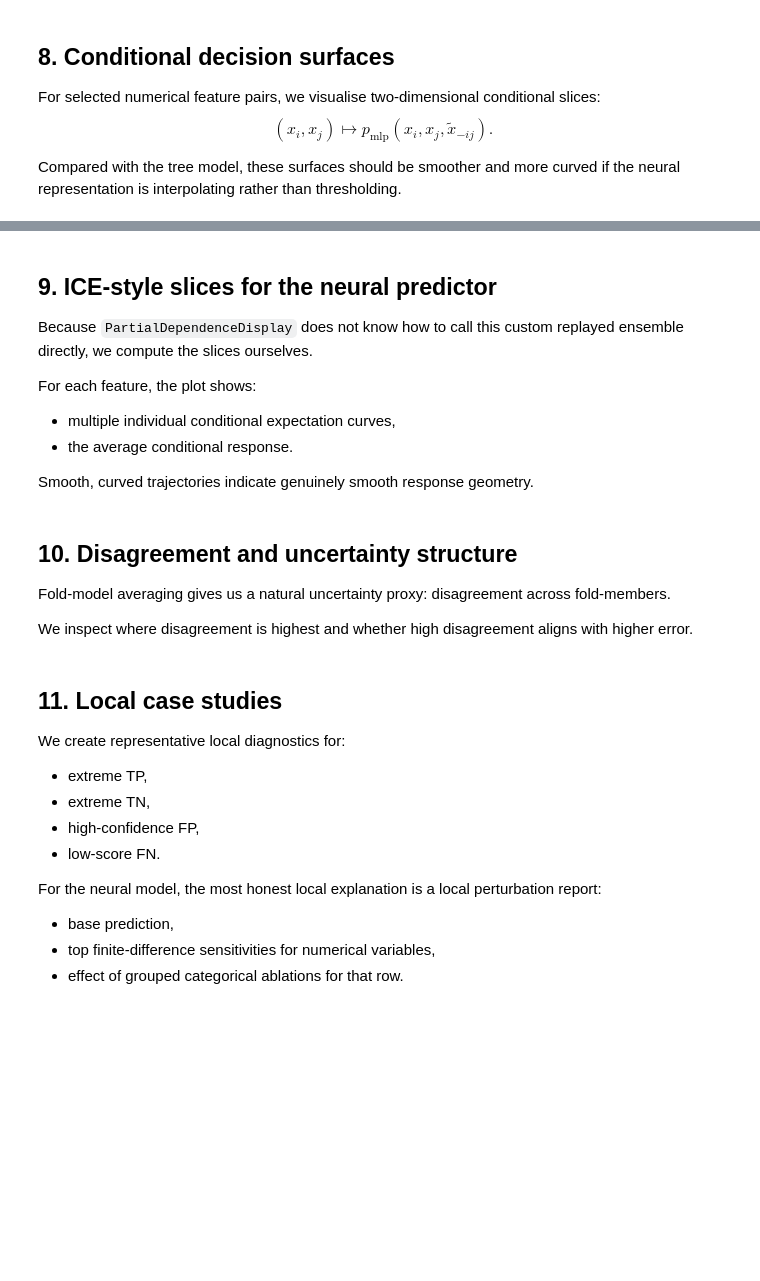
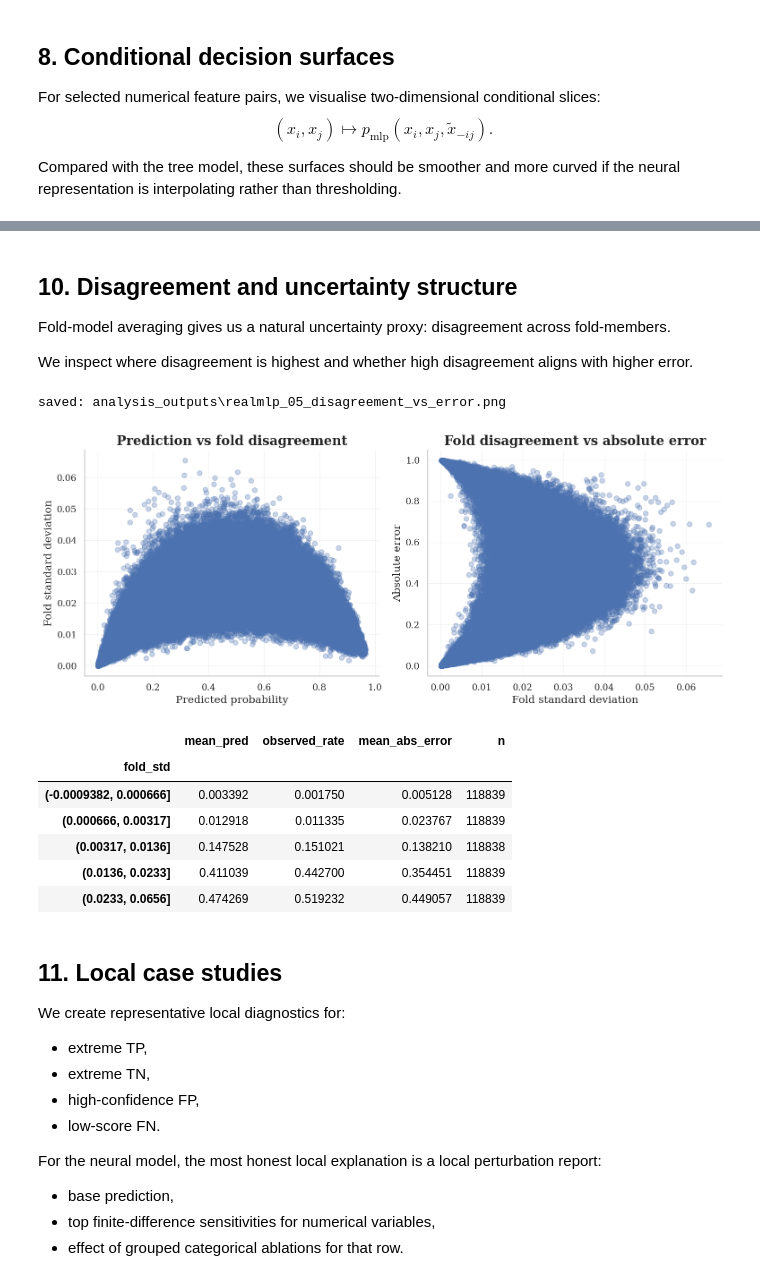
Before and after one commit to AbhishekDey03/Predicting-Churn, a Jupyter notebook: realmlp_xai_study_notebook.ipynb, the cells around one changed output, grey strips where cells are left out. Drawn from its saved outputs; the diff is of its cells as text; code cells hidden in the pictures; blank space fills up the shorter version.

Commit message:
Ran basic analysis

```diff
--- a/realmlp_xai_study_notebook.ipynb
+++ b/realmlp_xai_study_notebook.ipynb
@@ -631,10 +1035,0 @@ for a, b in surface_features:
-# %% [markdown]
-## 9. ICE-style slices for the neural predictor
-
-Because `PartialDependenceDisplay` does not know how to call this custom replayed ensemble directly, we compute the slices ourselves.
-
-For each feature, the plot shows:
-- multiple individual conditional expectation curves,
-- the average conditional response.
-
-Smooth, curved trajectories indicate genuinely smooth response geometry.
@@ -680,33 +1040,55 @@ Fold-model averaging gives us a natural uncertainty proxy: disagreement across f
 
 We inspect where disagreement is highest and whether high disagreement aligns with higher error.
 # %%
-oof_fold_pred = replay["realmlp_fold_pred_matrix"]
+# full train-side member prediction matrix across all fold models
+train_member_out = predict_realmlp_from_arrays(
+    realmlp_bundle["X_num"].astype(np.float32),
+    realmlp_bundle["X_cat"].astype(np.int64),
+    realmlp_bundle,
+    fold_cache,
+    eval_bs=32768,
+)
+
+oof_fold_pred = train_member_out["member_preds"]
+
 analysis_train["fold_std"] = oof_fold_pred.std(axis=1)
 analysis_train["fold_range"] = oof_fold_pred.max(axis=1) - oof_fold_pred.min(axis=1)
 
 fig, axes = plt.subplots(1, 2, figsize=(12, 5))
 
 axes[0].scatter(analysis_train["realmlp_pred"], analysis_train["fold_std"], alpha=0.3)
 axes[0].set_title("Prediction vs fold disagreement")
 axes[0].set_xlabel("Predicted probability")
 axes[0].set_ylabel("Fold standard deviation")
 
 axes[1].scatter(analysis_train["fold_std"], analysis_train["abs_error"], alpha=0.3)
 axes[1].set_title("Fold disagreement vs absolute error")
 axes[1].set_xlabel("Fold standard deviation")
 axes[1].set_ylabel("Absolute error")
 
 plt.tight_layout()
 savefig(cfg, "realmlp_05_disagreement_vs_error.png")
 plt.show()
 
-uncertainty_summary = analysis_train.groupby(pd.qcut(analysis_train["fold_std"], q=5, duplicates="drop")).agg(
+uncertainty_summary = analysis_train.groupby(
+    pd.qcut(analysis_train["fold_std"], q=5, duplicates="drop")
+).agg(
     mean_pred=("realmlp_pred", "mean"),
     observed_rate=("y_true", "mean"),
     mean_abs_error=("abs_error", "mean"),
     n=("y_true", "size"),
 )
 display(uncertainty_summary)
+# %% [output]
+saved: analysis_outputs\realmlp_05_disagreement_vs_error.png
+[figure, added]
+|  | mean_pred | observed_rate | mean_abs_error | n |
+| fold_std |  |  |  |  |
+| (-0.0009382, 0.000666] | 0.003392 | 0.001750 | 0.005128 | 118839 |
+| (0.000666, 0.00317] | 0.012918 | 0.011335 | 0.023767 | 118839 |
+| (0.00317, 0.0136] | 0.147528 | 0.151021 | 0.138210 | 118838 |
+| (0.0136, 0.0233] | 0.411039 | 0.442700 | 0.354451 | 118839 |
+| (0.0233, 0.0656] | 0.474269 | 0.519232 | 0.449057 | 118839 |
 # %% [markdown]
 ## 11. Local case studies
 
```
Also changed, not shown: parts of 10 cells of this notebook, 2 other files.
